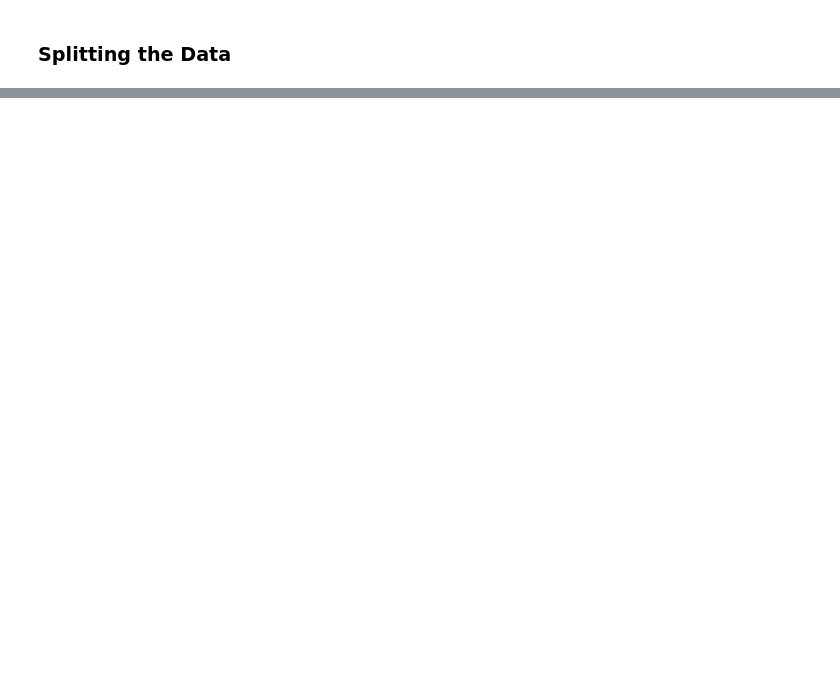
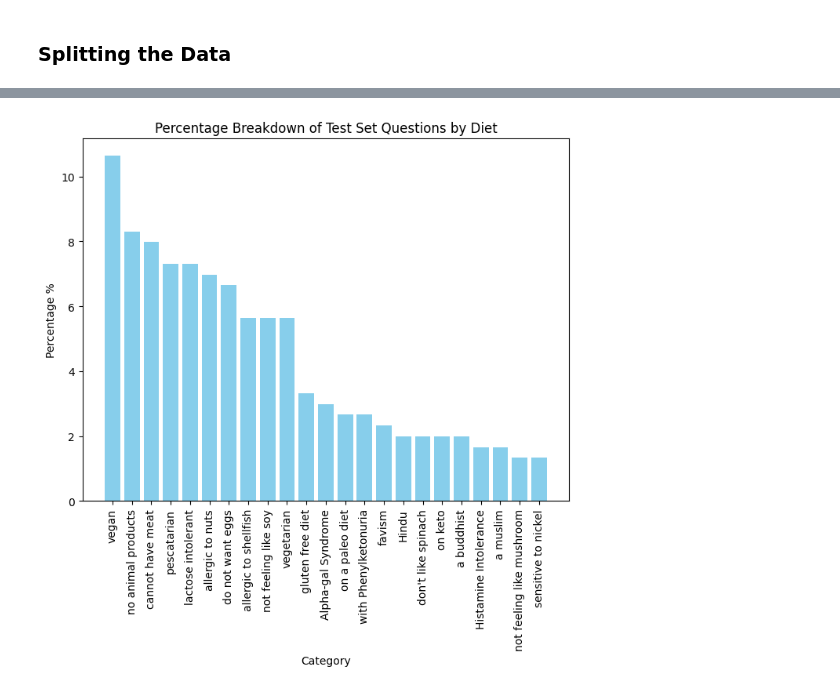
Before and after one commit to nickkluong/mids-w266-spring2024-finalproject-NLVL, a Jupyter notebook: modeling.ipynb, the cells around one changed output, grey strips where cells are left out. Drawn from its saved outputs; the diff is of its cells as text; code cells hidden in the pictures; blank space fills up the shorter version.

```diff
--- a/modeling.ipynb
+++ b/modeling.ipynb
@@ -11,0 +50,2 @@ df = pd.read_csv('data.csv')
+# %%
+df_with_label['label'] = [1 if x=='No' else 0 for x in df_with_label['Answer']]
@@ -24,0 +215,13 @@ df.ingredients[31]
+# %%
+def truncate_string(input_string, max_words=480):
+    words = input_string.split()
+    num_words = len(words)
+
+    if num_words > max_words:
+        words = words[:max_words]
+        truncated_string = ' '.join(words)
+        return truncated_string
+
+    return input_string
+
+df_with_label['NewIngre'] = df_with_label['Ingredients'].apply(truncate_string)
@@ -25,3 +235,9 @@ df.ingredients[31]
+# %%
+def generate_prompt(row):
+    prompt = f"The dish contains: {row['NewIngre']} I am {row['Diet']}, can I have this dish or not?"
+    return prompt
+
+df_with_label['NewPrompt'] = df_with_label.apply(generate_prompt, axis=1)
 # %% [markdown]
 ### Splitting the Data
 # %%
@@ -147,0 +245,7 @@ def create_bert_classification_model(bert_model,
+# %%
+final_df = df_with_label.copy()
+# Step 1: Split into train and temporary set (70-30)
+train_df, temp_df = train_test_split(final_df, test_size=0.3, random_state=42)
+
+# Step 2: Split temporary set into validation and test sets (50-50)
+val_df, test_df = train_test_split(temp_df, test_size=0.5, random_state=42)
@@ -147,0 +1054,18 @@ def create_bert_classification_model(bert_model,
+# %%
+import matplotlib.pyplot as plt
+import seaborn as sns
+
+# Count the occurrences of each value in the 'Diet' column
+value_counts = test_df['Diet'].value_counts()
+value_percentages = (value_counts / len(test_df)) * 100
+
+# Plot bar graph
+plt.figure(figsize=(8, 6))
+plt.bar(value_percentages.index, value_percentages.values, color='skyblue')
+plt.xlabel('Category')
+plt.ylabel('Percentage %')
+plt.title('Percentage Breakdown of Test Set Questions by Diet')
+plt.xticks(rotation=90)  # Rotate x-axis labels for better visibility
+plt.show()
+# %% [output]
+[figure, added]
```
Also changed, not shown: parts of 112 cells of this notebook.
